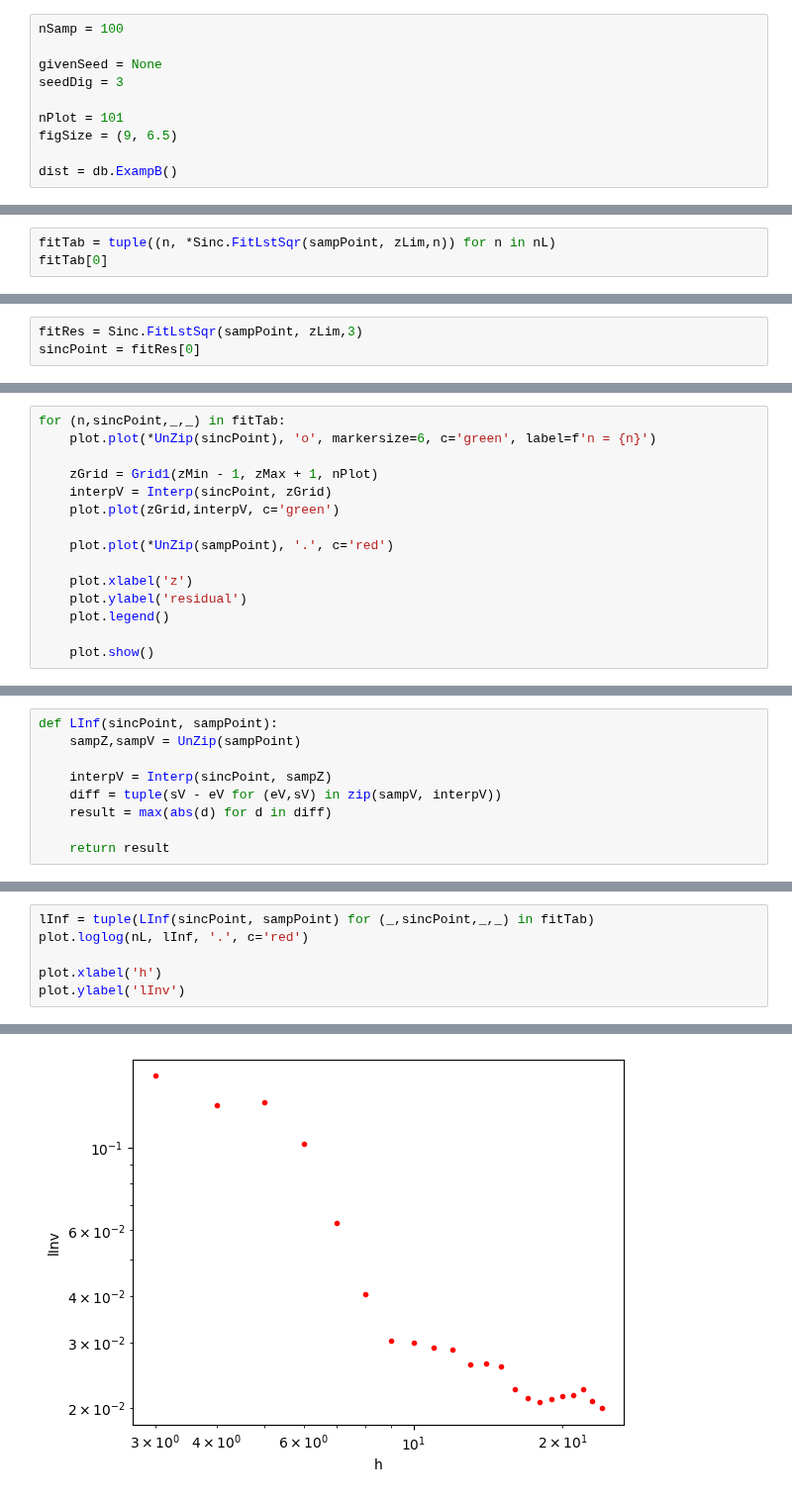
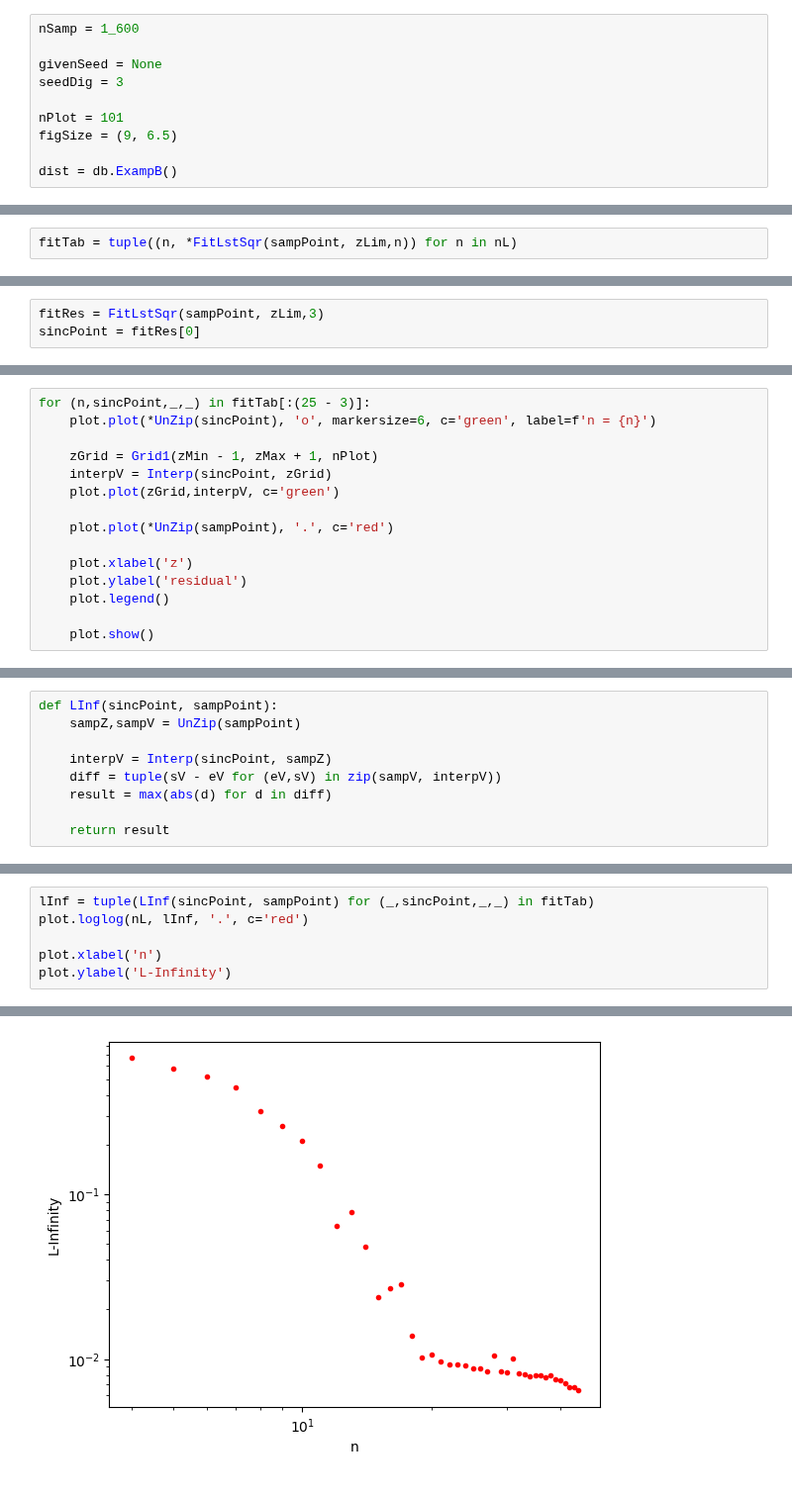
Before and after one commit to DesignToolInvestor/ManetSim, a Jupyter notebook: CdfFit/Note Books/dist_b_samp_lstsqr.ipynb, the cells around one changed output, grey strips where cells are left out. Shown at 99% size. Drawn from its saved outputs; the diff is of its cells as text.

Commit message:
Looked at L-Infinity

```diff
--- a/CdfFit/Note Books/dist_b_samp_lstsqr.ipynb
+++ b/CdfFit/Note Books/dist_b_samp_lstsqr.ipynb
@@ -12,7 +13,7 @@ from LocUtil import Grid1, LogGrid1, MinMax, MinIndex, SetSeed, UnZip
 from Map import LogRatio
 from Sinc import FitLstSqr, Interp
 # %%
-nSamp = 100
+nSamp = 1_600
 
 givenSeed = None
 seedDig = 3
@@ -114,5 +109,4 @@ importlib.reload(Sinc)
 # %%
 sampPoint = tuple(zip(sampZ, sampRes))
 # %%
-fitTab = tuple((n, *Sinc.FitLstSqr(sampPoint, zLim,n)) for n in nL)
-fitTab[0]
+fitTab = tuple((n, *FitLstSqr(sampPoint, zLim,n)) for n in nL)
@@ -144,5 +131,5 @@ Text(0, 0.5, 'Condition Number')
 # %% [markdown]
 #### Individual fits
 # %%
-fitRes = Sinc.FitLstSqr(sampPoint, zLim,3)
+fitRes = FitLstSqr(sampPoint, zLim,3)
 sincPoint = fitRes[0]
@@ -158,5 +136,5 @@ fitTab[0]
 # %%
-for (n,sincPoint,_,_) in fitTab:
+for (n,sincPoint,_,_) in fitTab[:(25 - 3)]:
 	plot.plot(*UnZip(sincPoint), 'o', markersize=6, c='green', label=f'n = {n}')
 
 	zGrid = Grid1(zMin - 1, zMax + 1, nPlot)
@@ -208,6 +187,6 @@ fitTab[0]
 lInf = tuple(LInf(sincPoint, sampPoint) for (_,sincPoint,_,_) in fitTab)
 plot.loglog(nL, lInf, '.', c='red')
 
-plot.xlabel('h')
-plot.ylabel('lInv')
+plot.xlabel('n')
+plot.ylabel('L-Infinity')
 # %% [output]
@@ -215 +194 @@ Text(0, 0.5, 'lInv')
-[figure, old version]
+[figure, new version]
```
Also changed, not shown: parts of 23 cells of this notebook, 2 other files.
